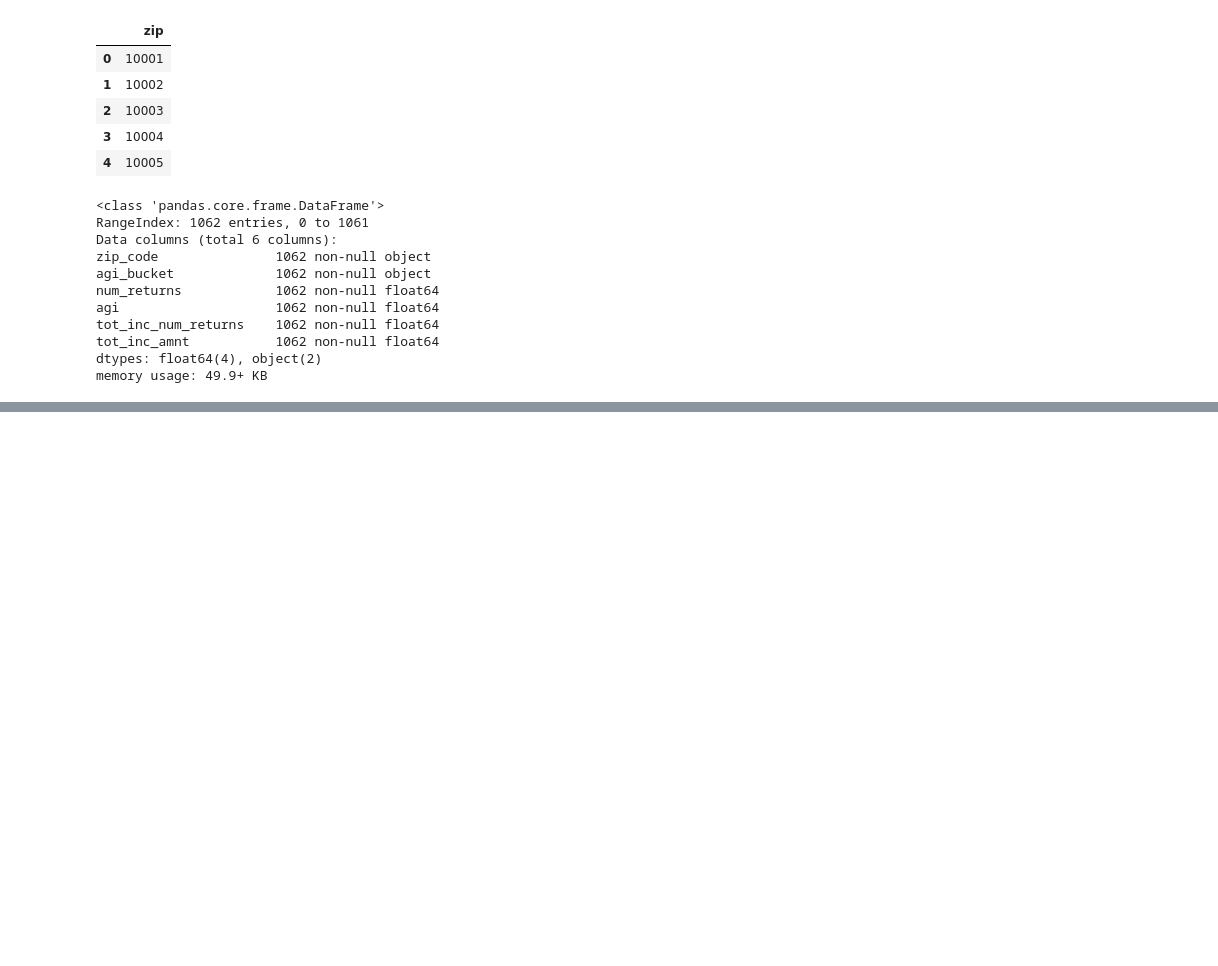
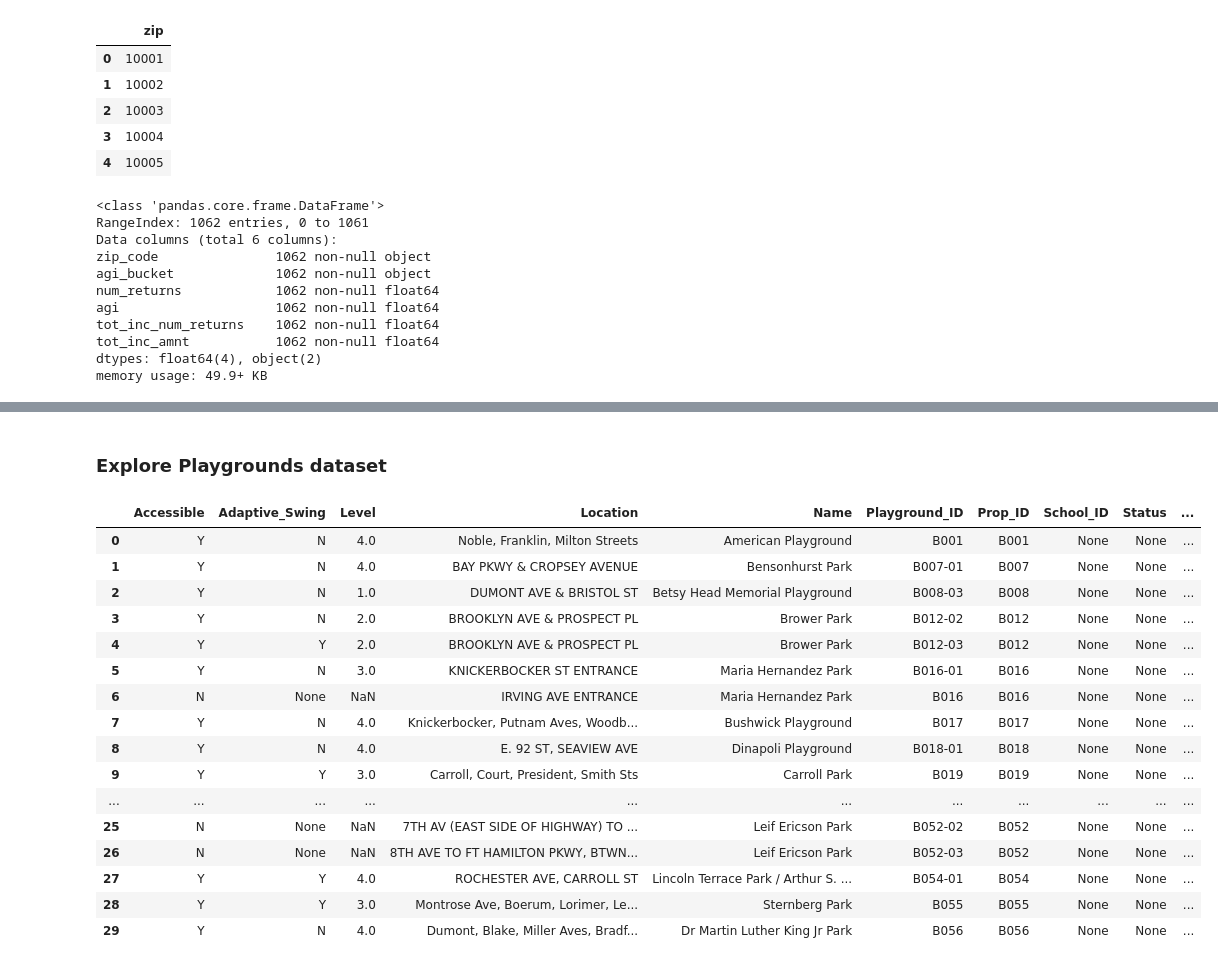
Before and after one commit to as6140/nyc_playgrounds_income, a Jupyter notebook: exploratory_data_analysis.ipynb, the cells around one changed output, grey strips where cells are left out. Saved outputs shown, nothing was run; the diff lists cells and outputs as text; code cells hidden in the pictures; blank space fills up the shorter version.

Commit message:
prepare 3 core datasets for merge

```diff
--- a/exploratory_data_analysis.ipynb
+++ b/exploratory_data_analysis.ipynb
@@ -128,2 +233,4 @@ memory usage: 49.9+ KB
+# %% [markdown]
+### Explore Playgrounds dataset
 # %%
 playgrounds_df = pd.read_json('DPR_Playgrounds_001.json')
@@ -131,0 +237,20 @@ nyc_zips_df = pd.read_csv('zip_borough.csv')
+# %%
+playgrounds_df.head(30)
+# %% [output]
+|  | Accessible | Adaptive_Swing | Level | Location | Name | Playground_ID | Prop_ID | School_ID | Status | ... |
+| 0 | Y | N | 4.0 | Noble, Franklin, Milton Streets | American Playground | B001 | B001 | None | None | ... |
+| 1 | Y | N | 4.0 | BAY PKWY & CROPSEY AVENUE | Bensonhurst Park | B007-01 | B007 | None | None | ... |
+| 2 | Y | N | 1.0 | DUMONT AVE & BRISTOL ST | Betsy Head Memorial Playground | B008-03 | B008 | None | None | ... |
+| 3 | Y | N | 2.0 | BROOKLYN AVE & PROSPECT PL | Brower Park | B012-02 | B012 | None | None | ... |
+| 4 | Y | Y | 2.0 | BROOKLYN AVE & PROSPECT PL | Brower Park | B012-03 | B012 | None | None | ... |
+| 5 | Y | N | 3.0 | KNICKERBOCKER ST ENTRANCE | Maria Hernandez Park | B016-01 | B016 | None | None | ... |
+| 6 | N | None | NaN | IRVING AVE ENTRANCE | Maria Hernandez Park | B016 | B016 | None | None | ... |
+| 7 | Y | N | 4.0 | Knickerbocker, Putnam Aves, Woodb... | Bushwick Playground | B017 | B017 | None | None | ... |
+| 8 | Y | N | 4.0 | E. 92 ST, SEAVIEW AVE | Dinapoli Playground | B018-01 | B018 | None | None | ... |
+| 9 | Y | Y | 3.0 | Carroll, Court, President, Smith Sts | Carroll Park | B019 | B019 | None | None | ... |
+| ... | ... | ... | ... | ... | ... | ... | ... | ... | ... | ... |
+| 25 | N | None | NaN | 7TH AV (EAST SIDE OF HIGHWAY) TO ... | Leif Ericson Park | B052-02 | B052 | None | None | ... |
+| 26 | N | None | NaN | 8TH AVE TO FT HAMILTON PKWY, BTWN... | Leif Ericson Park | B052-03 | B052 | None | None | ... |
+| 27 | Y | Y | 4.0 | ROCHESTER AVE, CARROLL ST | Lincoln Terrace Park / Arthur S. ... | B054-01 | B054 | None | None | ... |
+| 28 | Y | Y | 3.0 | Montrose Ave, Boerum, Lorimer, Le... | Sternberg Park | B055 | B055 | None | None | ... |
+| 29 | Y | N | 4.0 | Dumont, Blake, Miller Aves, Bradf... | Dr Martin Luther King Jr Park | B056 | B056 | None | None | ... |
```
Also changed, not shown: parts of 40 cells of this notebook.
